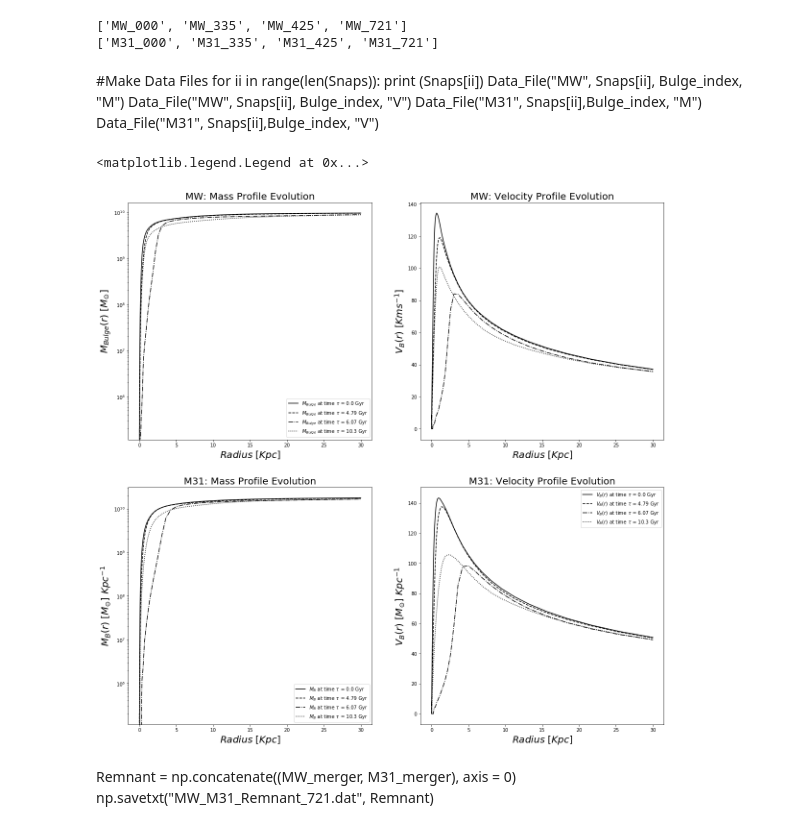
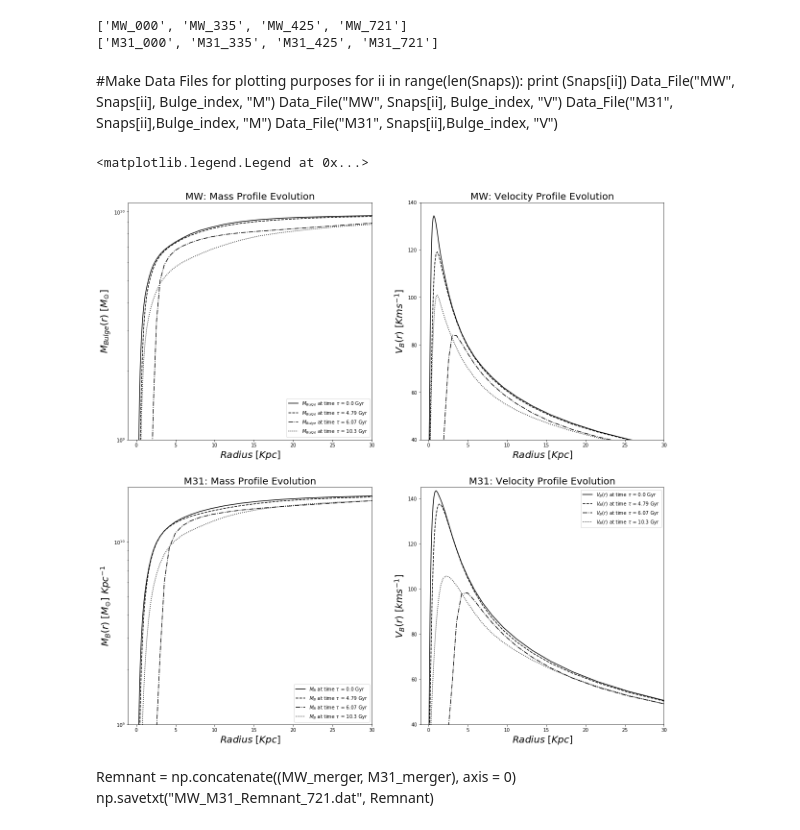
Before and after one commit to tbainesUA/ASTR400B_Baines, a Jupyter notebook: Programs/Project.ipynb, the cells around one changed output. Saved outputs shown, nothing was run; the diff lists cells and outputs as text; code cells hidden in the pictures.

```diff
--- a/Programs/Project.ipynb
+++ b/Programs/Project.ipynb
@@ -60,5 +92,5 @@ def Data_File(Galaxy, Snap, ptype, variable_type, r_grid_n = 50,):
 # %% [markdown]
-#Make Data Files
+#Make Data Files for plotting purposes
 for ii in range(len(Snaps)):
     print (Snaps[ii])
     Data_File("MW", Snaps[ii], Bulge_index, "M")
@@ -75,12 +115,14 @@ colors = ['black', 'red', 'blue', 'gold']
 ls = ['-', '--', '-.', ':']
 # %%
+# Makes Plots
 plt.figure(figsize=(20,20))
+
 plt.subplots_adjust(hspace = 0.2)
 
 
 
 plt.subplot(2,2,1)
-#plt.axis([-1, 30, 1e9, 1.1e10])
+plt.axis([-1, 30, 1e9, 1.1e10])
 plt.title("MW: Mass Profile Evolution", fontsize = 20)
 plt.xlabel("$Radius$ $[Kpc]$", fontsize = 20)
 plt.ylabel("$M_{Bulge}(r)$ $[M_{\odot}]$", fontsize = 20)
@@ -96,6 +138,7 @@ plt.subplot(2,2,2)
 plt.title("MW: Velocity Profile Evolution", fontsize = 20)
 plt.xlabel("$Radius$ $[Kpc]$", fontsize = 20)
 plt.ylabel("$V_{B}(r)$ $[Kms^{-1}]$", fontsize = 20)
+plt.axis([-1,30,40,140])
 for file in range(len(Data_files_Velocity_MW)):
     # Load Data_file in
     Data = np.genfromtxt(Data_files_Velocity_MW[file], comments="#")
@@ -104,36 +147,37 @@ for file in range(len(Data_files_Velocity_MW)):
 plt.legend
 
 plt.subplot(2,2,3)
 plt.title("M31: Mass Profile Evolution", fontsize = 20)
 plt.xlabel("$Radius$ $[Kpc]$", fontsize = 20)
 plt.ylabel("$M_{B}(r)$ $[M_{\odot}]$ $Kpc^{-1}$", fontsize = 20)
-#plt.axis([-1, 30, 1e9, 2e10])
+plt.axis([-1, 30, 1e9, 2e10])
 for file in range(len(Data_files_Mass_M31)):
     # Load Data_file in
     Data = np.genfromtxt(Data_files_Mass_M31[file], comments="#")
 
 
     #Plot data
     plt.semilogy(Data[:,0], Data[:,1], color = 'black', ls = ls[file], \
                 label = "$M_{B}$ at time $\\tau$ = " + str(Times[file])+" Gyr")
 plt.legend()
 
 plt.subplot(2,2,4)
 plt.title("M31: Velocity Profile Evolution", fontsize = 20)
 plt.xlabel("$Radius$ $[Kpc]$", fontsize = 20)
-plt.ylabel("$V_{B}(r)$ $[M_{\odot}]$ $Kpc^{-1}$", fontsize = 20)
+plt.ylabel("$V_{B}(r)$ $[kms^{-1}$]", fontsize = 20)
+plt.axis([-1,30,40,145])
 for file in range(len(Data_files_Velocity_M31)):
     # Load Data_file in
     Data = np.genfromtxt(Data_files_Velocity_M31[file], comments="#")
 
 
     #Plot data
     plt.plot(Data[:,0], Data[:,1], color = 'black', ls = ls[file], \
                 label = "$V_{B}(r)$ at time $\\tau$ = " + str(Times[file])+" Gyr")
 plt.legend()
 # %% [output]
 <matplotlib.legend.Legend at 0x...>
-[figure, old version]
+[figure, new version]
 # %%
 # Make merger file
 path_MW = "C:\\Users\Tyler\Documents\ASTR 400B\ASTR400B_Baines\Data\MW_HighRes\MW_721.txt"
```
Also changed, not shown: parts of 6 cells of this notebook.
